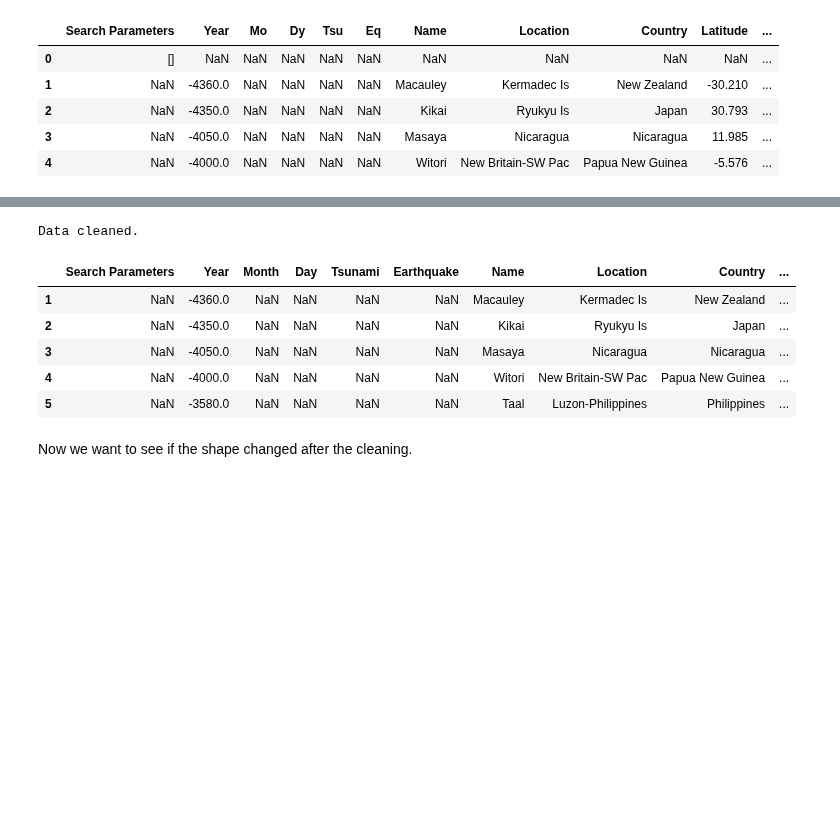
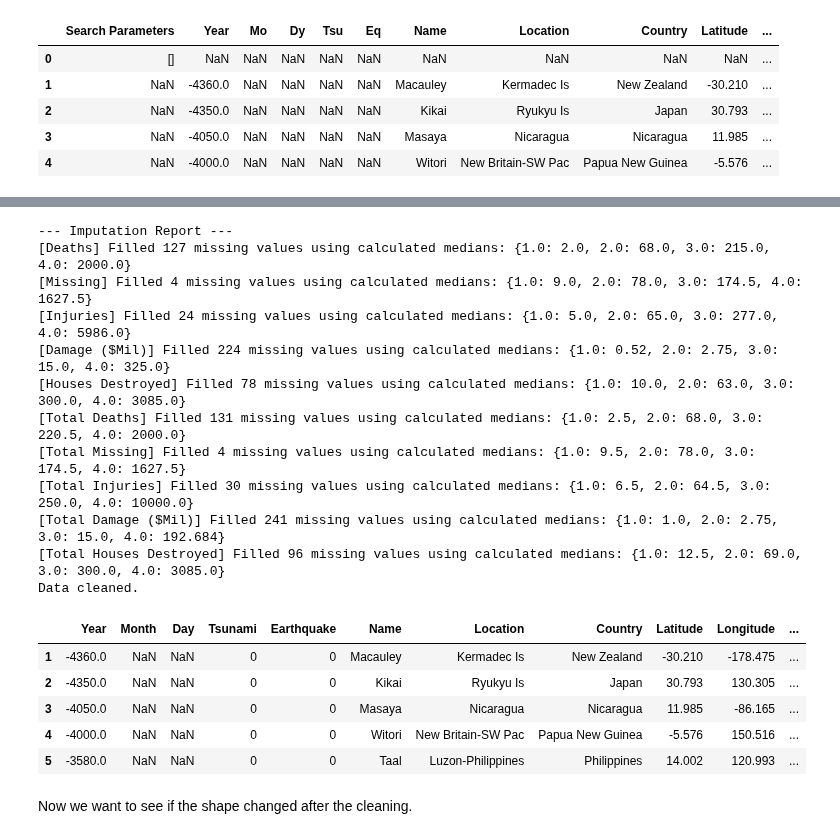
Before and after one commit to 3leopaul/KDD_Process_Volcano_Data_Analysis, a Jupyter notebook: main.ipynb, the cells around one changed output, grey strips where cells are left out. Drawn from its saved outputs; the diff is of its cells as text; code cells hidden in the pictures; blank space fills up the shorter version.

```diff
--- a/main.ipynb
+++ b/main.ipynb
@@ -138,0 +685,12 @@ dtype: object
+# %%
+def process_tsu_eq_columns(df):
+    """
+    Replaces NaN values with 0 and non-NaN values with 1 in the 'Tsu' and 'Eq' columns.
+    Input : df (pandas.DataFrame)
+    Output : df_processed (pandas.DataFrame)
+    """
+    df_processed = df.copy()
+    for col in ['Tsu', 'Eq']:
+        if col in df_processed.columns:
+            df_processed[col] = df_processed[col].notna().astype(int)
+    return df_processed
@@ -143,42 +714,60 @@ def clean_data(df):
     Input: df (pd.DataFrame) : The raw dataframe
     Output: df (pd.DataFrame) : The cleaned dataframe
     """
+
+    df = df.drop('Search Parameters', axis=1)
+    df = df.iloc[1:]
+    df = divide_agents(df)
+    df = impute_missing_numericals(df)
+    df = process_tsu_eq_columns(df)
+
     #Rename columns to remove spaces and special characters for easier coding
     #and for a better understanding
     df = df.rename(columns={
         'Mo': 'Month',
         'Dy': 'Day',
         'Tsu': 'Tsunami',
         'Eq': 'Earthquake',
         'Damage ($Mil)': 'Damage_Millions',
         'Total Damage ($Mil)': 'Total_Damage_Millions',
         'Elevation (m)': 'Elevation',
         'Total Deaths': 'Total_Deaths',
         'Total Injuries': 'Total_Injuries'
     })
 
     #If 'Deaths' is empty, we assume 0 for the sake of calculation, rather than dropping the row.
     cols_to_fix = ['VEI', 'Deaths', 'Damage_Millions', 'Injuries']
     for col in cols_to_fix:
         if col in df.columns:
             df[col] = pd.to_numeric(df[col], errors='coerce').fillna(0)
 
     #We drop rows without Lat/Lon/Country because we cannot visualize them on a map.
     df = df.dropna(subset=['Latitude', 'Longitude', 'Country'])
 
     return df
 
 df_cleaned = clean_data(df_raw.copy())
 print("Data cleaned.")
 df_cleaned.head(5)
 # %% [output]
+--- Imputation Report ---
+[Deaths] Filled 127 missing values using calculated medians: {1.0: 2.0, 2.0: 68.0, 3.0: 215.0, 4.0: 2000.0}
+[Missing] Filled 4 missing values using calculated medians: {1.0: 9.0, 2.0: 78.0, 3.0: 174.5, 4.0: 1627.5}
+[Injuries] Filled 24 missing values using calculated medians: {1.0: 5.0, 2.0: 65.0, 3.0: 277.0, 4.0: 5986.0}
+[Damage ($Mil)] Filled 224 missing values using calculated medians: {1.0: 0.52, 2.0: 2.75, 3.0: 15.0, 4.0: 325.0}
+[Houses Destroyed] Filled 78 missing values using calculated medians: {1.0: 10.0, 2.0: 63.0, 3.0: 300.0, 4.0: 3085.0}
+[Total Deaths] Filled 131 missing values using calculated medians: {1.0: 2.5, 2.0: 68.0, 3.0: 220.5, 4.0: 2000.0}
+[Total Missing] Filled 4 missing values using calculated medians: {1.0: 9.5, 2.0: 78.0, 3.0: 174.5, 4.0: 1627.5}
+[Total Injuries] Filled 30 missing values using calculated medians: {1.0: 6.5, 2.0: 64.5, 3.0: 250.0, 4.0: 10000.0}
+[Total Damage ($Mil)] Filled 241 missing values using calculated medians: {1.0: 1.0, 2.0: 2.75, 3.0: 15.0, 4.0: 192.684}
+[Total Houses Destroyed] Filled 96 missing values using calculated medians: {1.0: 12.5, 2.0: 69.0, 3.0: 300.0, 4.0: 3085.0}
 Data cleaned.
-|  | Search Parameters | Year | Month | Day | Tsunami | Earthquake | Name | Location | Country | ... |
-| 1 | NaN | -4360.0 | NaN | NaN | NaN | NaN | Macauley | Kermadec Is | New Zealand | ... |
-| 2 | NaN | -4350.0 | NaN | NaN | NaN | NaN | Kikai | Ryukyu Is | Japan | ... |
-| 3 | NaN | -4050.0 | NaN | NaN | NaN | NaN | Masaya | Nicaragua | Nicaragua | ... |
-| 4 | NaN | -4000.0 | NaN | NaN | NaN | NaN | Witori | New Britain-SW Pac | Papua New Guinea | ... |
-| 5 | NaN | -3580.0 | NaN | NaN | NaN | NaN | Taal | Luzon-Philippines | Philippines | ... |
+|  | Year | Month | Day | Tsunami | Earthquake | Name | Location | Country | Latitude | Longitude | ... |
+| 1 | -4360.0 | NaN | NaN | 0 | 0 | Macauley | Kermadec Is | New Zealand | -30.210 | -178.475 | ... |
+| 2 | -4350.0 | NaN | NaN | 0 | 0 | Kikai | Ryukyu Is | Japan | 30.793 | 130.305 | ... |
+| 3 | -4050.0 | NaN | NaN | 0 | 0 | Masaya | Nicaragua | Nicaragua | 11.985 | -86.165 | ... |
+| 4 | -4000.0 | NaN | NaN | 0 | 0 | Witori | New Britain-SW Pac | Papua New Guinea | -5.576 | 150.516 | ... |
+| 5 | -3580.0 | NaN | NaN | 0 | 0 | Taal | Luzon-Philippines | Philippines | 14.002 | 120.993 | ... |
 # %% [markdown]
 Now we want to see if the shape changed after the cleaning.
 # %%
```
Also changed, not shown: parts of 41 cells of this notebook, 1 other file.
